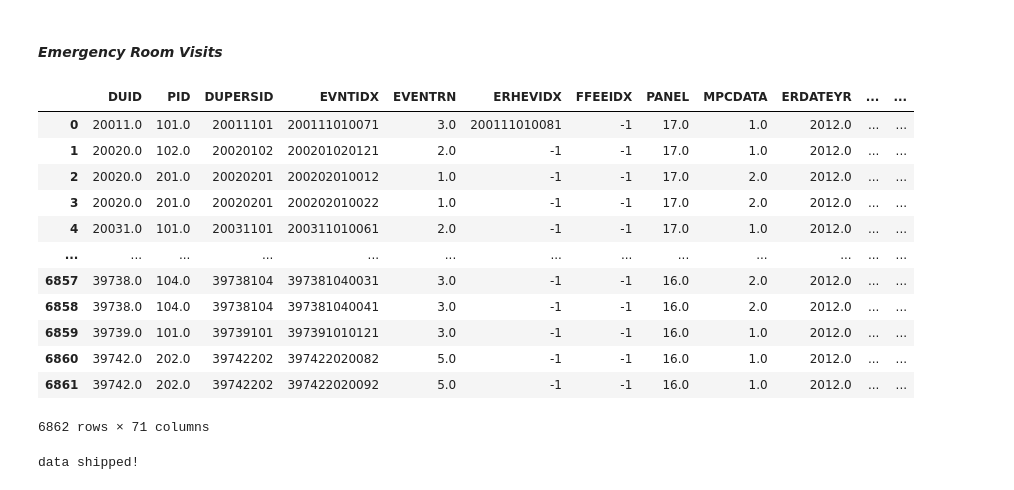
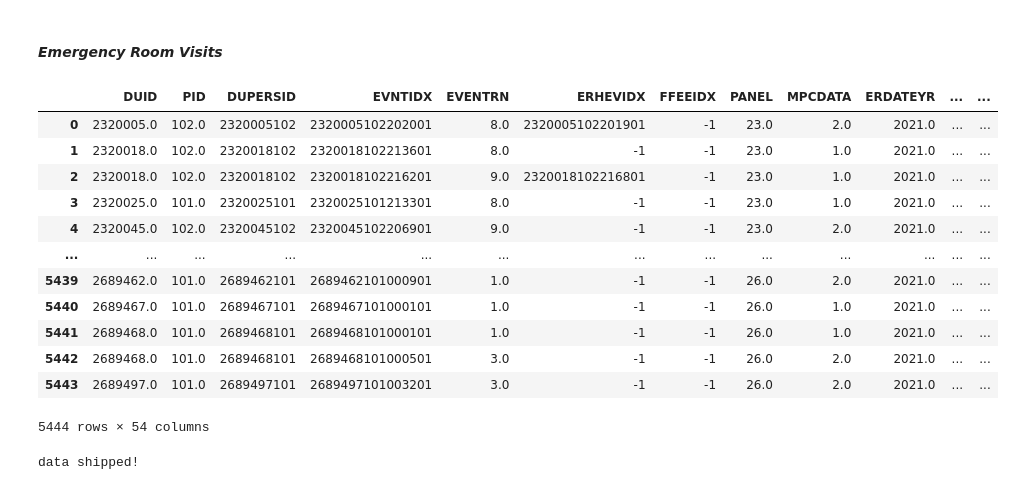
Before and after one commit to kudzuweb/capstone-MEPS-Data-Exploration, a Jupyter notebook: notebooks/cleanupcapstonedata.ipynb, the cells around one changed output. Cells and saved outputs as stored; diff of their text form; code cells hidden in the pictures.

Commit message:
All data retrieved.

```diff
--- a/notebooks/cleanupcapstonedata.ipynb
+++ b/notebooks/cleanupcapstonedata.ipynb
@@ -243,21 +228,21 @@ ids = ['h229e', 'h220e', 'h213e', 'h206e', 'h197e', 'h188e', 'h178e', 'h168e', '
 
 ervdata = renameMasters(ervdata, 2021, 'erv_data', ids)
 # %%
-ervdata['erv_data_2012']
+ervdata['erv_data_2021']
 # %% [output]
 |  | DUID | PID | DUPERSID | EVNTIDX | EVENTRN | ERHEVIDX | FFEEIDX | PANEL | MPCDATA | ERDATEYR | ... | ... |
-| 0 | 20011.0 | 101.0 | 20011101 | 200111010071 | 3.0 | 200111010081 | -1 | 17.0 | 1.0 | 2012.0 | ... | ... |
-| 1 | 20020.0 | 102.0 | 20020102 | 200201020121 | 2.0 | -1 | -1 | 17.0 | 1.0 | 2012.0 | ... | ... |
-| 2 | 20020.0 | 201.0 | 20020201 | 200202010012 | 1.0 | -1 | -1 | 17.0 | 2.0 | 2012.0 | ... | ... |
-| 3 | 20020.0 | 201.0 | 20020201 | 200202010022 | 1.0 | -1 | -1 | 17.0 | 2.0 | 2012.0 | ... | ... |
-| 4 | 20031.0 | 101.0 | 20031101 | 200311010061 | 2.0 | -1 | -1 | 17.0 | 1.0 | 2012.0 | ... | ... |
+| 0 | 2320005.0 | 102.0 | 2320005102 | 2320005102202001 | 8.0 | 2320005102201901 | -1 | 23.0 | 2.0 | 2021.0 | ... | ... |
+| 1 | 2320018.0 | 102.0 | 2320018102 | 2320018102213601 | 8.0 | -1 | -1 | 23.0 | 1.0 | 2021.0 | ... | ... |
+| 2 | 2320018.0 | 102.0 | 2320018102 | 2320018102216201 | 9.0 | 2320018102216801 | -1 | 23.0 | 1.0 | 2021.0 | ... | ... |
+| 3 | 2320025.0 | 101.0 | 2320025101 | 2320025101213301 | 8.0 | -1 | -1 | 23.0 | 1.0 | 2021.0 | ... | ... |
+| 4 | 2320045.0 | 102.0 | 2320045102 | 2320045102206901 | 9.0 | -1 | -1 | 23.0 | 2.0 | 2021.0 | ... | ... |
 | ... | ... | ... | ... | ... | ... | ... | ... | ... | ... | ... | ... | ... |
-| 6857 | 39738.0 | 104.0 | 39738104 | 397381040031 | 3.0 | -1 | -1 | 16.0 | 2.0 | 2012.0 | ... | ... |
-| 6858 | 39738.0 | 104.0 | 39738104 | 397381040041 | 3.0 | -1 | -1 | 16.0 | 2.0 | 2012.0 | ... | ... |
-| 6859 | 39739.0 | 101.0 | 39739101 | 397391010121 | 3.0 | -1 | -1 | 16.0 | 1.0 | 2012.0 | ... | ... |
-| 6860 | 39742.0 | 202.0 | 39742202 | 397422020082 | 5.0 | -1 | -1 | 16.0 | 1.0 | 2012.0 | ... | ... |
-| 6861 | 39742.0 | 202.0 | 39742202 | 397422020092 | 5.0 | -1 | -1 | 16.0 | 1.0 | 2012.0 | ... | ... |
+| 5439 | 2689462.0 | 101.0 | 2689462101 | 2689462101000901 | 1.0 | -1 | -1 | 26.0 | 2.0 | 2021.0 | ... | ... |
+| 5440 | 2689467.0 | 101.0 | 2689467101 | 2689467101000101 | 1.0 | -1 | -1 | 26.0 | 1.0 | 2021.0 | ... | ... |
+| 5441 | 2689468.0 | 101.0 | 2689468101 | 2689468101000101 | 1.0 | -1 | -1 | 26.0 | 1.0 | 2021.0 | ... | ... |
+| 5442 | 2689468.0 | 101.0 | 2689468101 | 2689468101000501 | 3.0 | -1 | -1 | 26.0 | 2.0 | 2021.0 | ... | ... |
+| 5443 | 2689497.0 | 101.0 | 2689497101 | 2689497101003201 | 3.0 | -1 | -1 | 26.0 | 2.0 | 2021.0 | ... | ... |
-6862 rows × 71 columns
+5444 rows × 54 columns
 # %%
 #add year column
 years = [2021, 2020, 2019, 2018, 2017, 2016, 2015, 2014, 2013, 2012]
```
Also changed, not shown: parts of 6 cells of this notebook.
